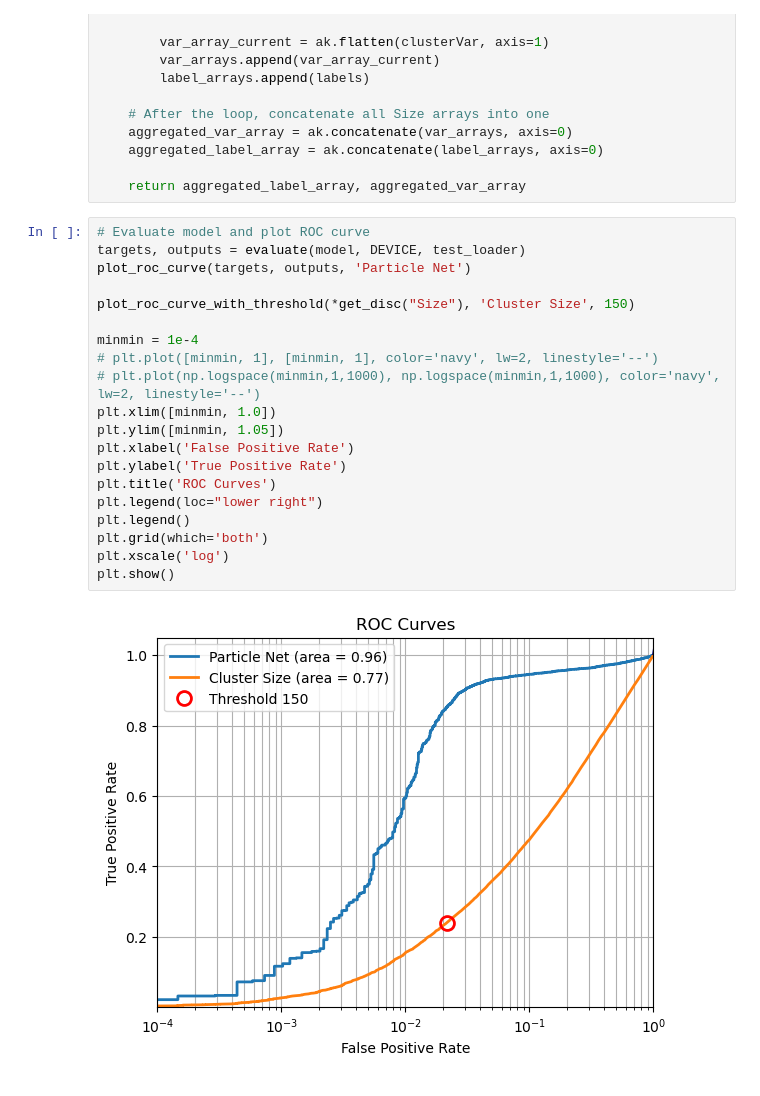
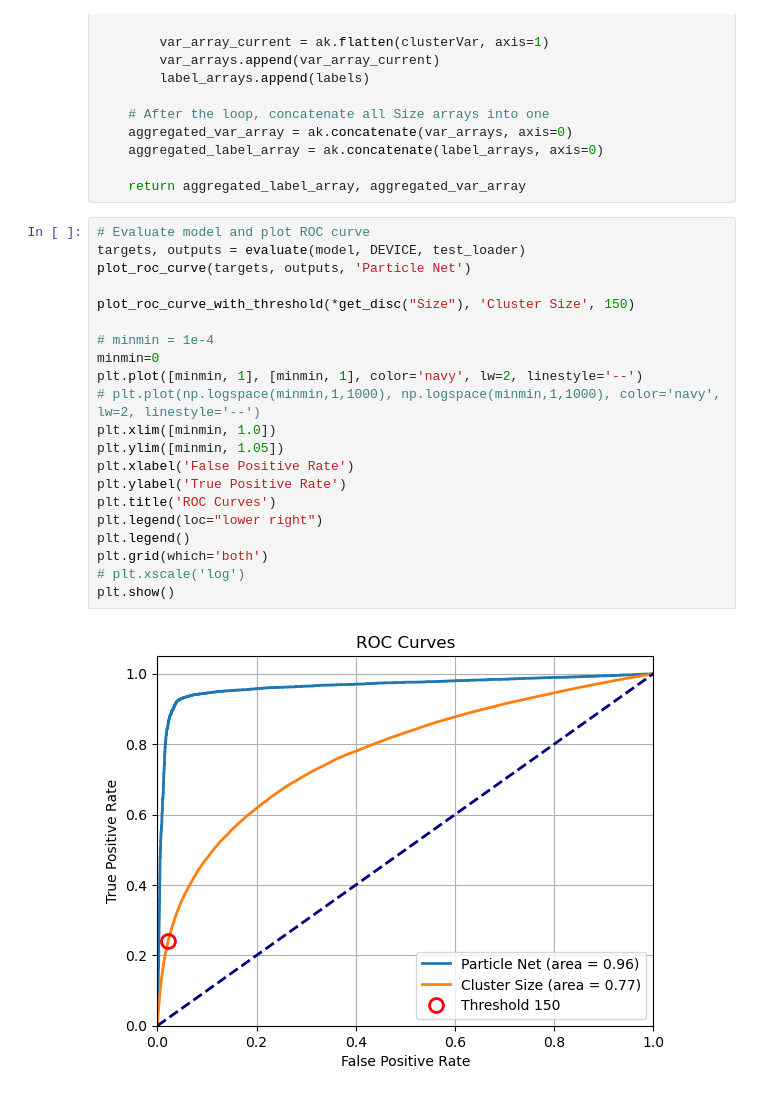
Before and after one commit to emilyxpan/mds_ml, a Jupyter notebook: notebooks/roc_curves2.ipynb, the cells around one changed output. Saved outputs shown, nothing was run; the diff lists cells and outputs as text.

```diff
--- a/notebooks/roc_curves2.ipynb
+++ b/notebooks/roc_curves2.ipynb
@@ -298,22 +298,23 @@ def get_disc(var):
 # %%
 # Evaluate model and plot ROC curve
 targets, outputs = evaluate(model, DEVICE, test_loader)
 plot_roc_curve(targets, outputs, 'Particle Net')
 
 plot_roc_curve_with_threshold(*get_disc("Size"), 'Cluster Size', 150)
 
-minmin = 1e-4
-# plt.plot([minmin, 1], [minmin, 1], color='navy', lw=2, linestyle='--')
+# minmin = 1e-4
+minmin=0
+plt.plot([minmin, 1], [minmin, 1], color='navy', lw=2, linestyle='--')
 # plt.plot(np.logspace(minmin,1,1000), np.logspace(minmin,1,1000), color='navy', lw=2, linestyle='--')
 plt.xlim([minmin, 1.0])
 plt.ylim([minmin, 1.05])
 plt.xlabel('False Positive Rate')
 plt.ylabel('True Positive Rate')
 plt.title('ROC Curves')
 plt.legend(loc="lower right")
 plt.legend()
 plt.grid(which='both')
-plt.xscale('log')
+# plt.xscale('log')
 plt.show()
 # %% [output]
-[figure, old version]
+[figure, new version]
```
Also changed, not shown: 1 other file.
